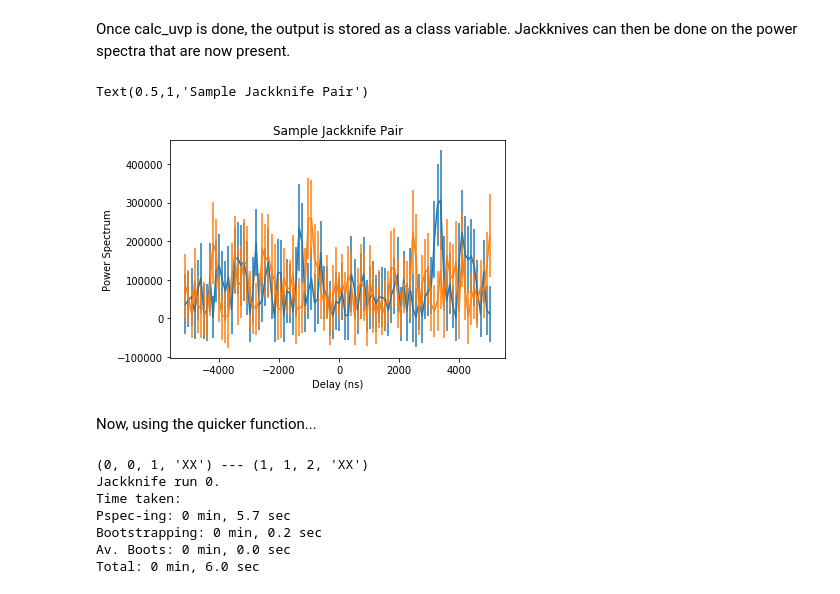
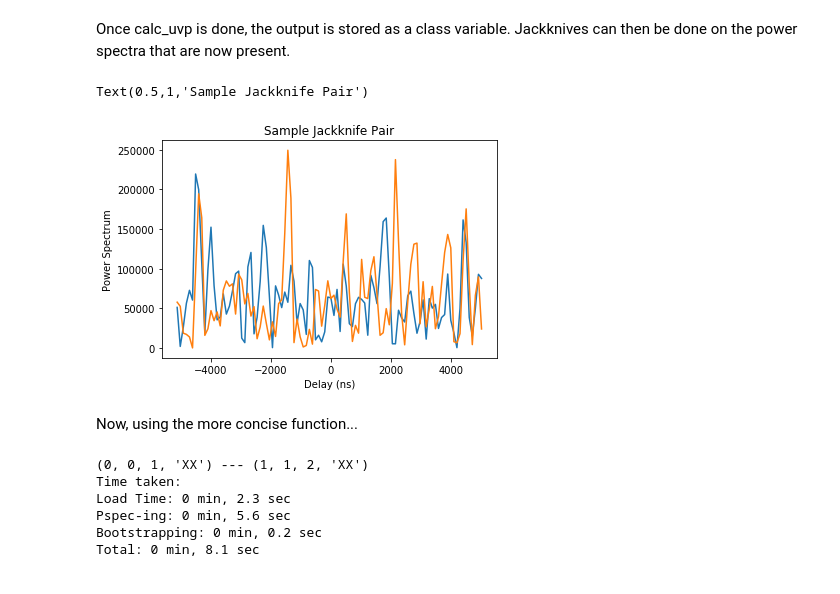
Before and after one commit to HERA-Team/hera_stats, a Jupyter notebook: examples/Run_Jackknife.ipynb, the cells around one changed output. Saved outputs shown, nothing was run; the diff lists cells and outputs as text; code cells hidden in the pictures.

```diff
--- a/examples/Run_Jackknife.ipynb
+++ b/examples/Run_Jackknife.ipynb
@@ -30,22 +31,28 @@ jk.calc_uvp(spw_ranges,baseline=baseline,pols=pols,beampath=beampath,taper=taper
 Once calc_uvp is done, the output is stored as a class variable. Jackknives can then be done on the power spectra that are now present.
 # %%
 # Split antenna into two groups
-uvpl,grps = jk.jackknives.split_ants()
+uvpl,grps,n_pairs = jk.jackknives.split_ants(n_jacks=1)
 # %%
-dlys, avspec1, errs1 = jk.bootstrap_errs_once(uvpl[0],pol="xx",n_boots=100)
-dlys, avspec2, errs2 = jk.bootstrap_errs_once(uvpl[1],pol="xx",n_boots=100)
+dlys, avspec1, errs1 = jk.bootstrap_errs_once(uvpl[0][0],pol="xx",n_boots=100)
+dlys, avspec2, errs2 = jk.bootstrap_errs_once(uvpl[0][1],pol="xx",n_boots=100)
 # %%
-plt.errorbar(dlys,avspec1,errs1)
-plt.errorbar(dlys,avspec2,errs2)
+plt.plot(dlys,avspec1)
+plt.plot(dlys,avspec2)
 plt.xlabel("Delay (ns)")
 plt.ylabel("Power Spectrum")
 plt.title("Sample Jackknife Pair")
 # %% [output]
 Text(0.5,1,'Sample Jackknife Pair')
-[figure, old version]
+[figure, new version]
 # %% [markdown]
-Now, using the quicker function...
+Now, using the more concise function...
 # %%
+jk.clock_reset()
+
+# Load UVData miriad file from filepath
+filepath = "../hera_stats/data/gaussian.N18.2018-06-06.06_15_48/"
+jk.load_uvd(filepath)
+
 # Set some specifications
 spw_ranges = [(600,700)]
 baseline = (0,1)
@@ -57,12 +64,11 @@ dic = jk.jackknife(jk.jackknives.split_ants,1,spw_ranges,beampath,baseline=basel
                    taper=taper, verbose=True,returned=True)
 # %% [output]
 (0, 0, 1, 'XX') --- (1, 1, 2, 'XX')
-Jackknife run 0.
 Time taken:
-Pspec-ing: 0 min, 5.7 sec
+Load Time: 0 min, 2.3 sec
+Pspec-ing: 0 min, 5.6 sec
 Bootstrapping: 0 min, 0.2 sec
-Av. Boots: 0 min, 0.0 sec
-Total: 0 min, 6.0 sec
+Total: 0 min, 8.1 sec
 # %%
 # This time we will plot with hera_pspec.plots
 pl = hs.plots()
```
Also changed, not shown: parts of 3 cells of this notebook, 7 other files.
